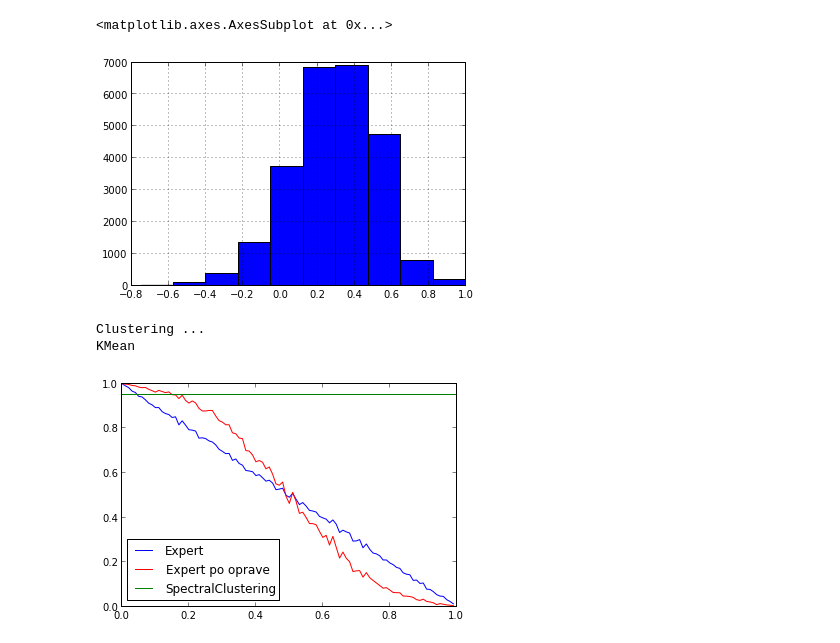
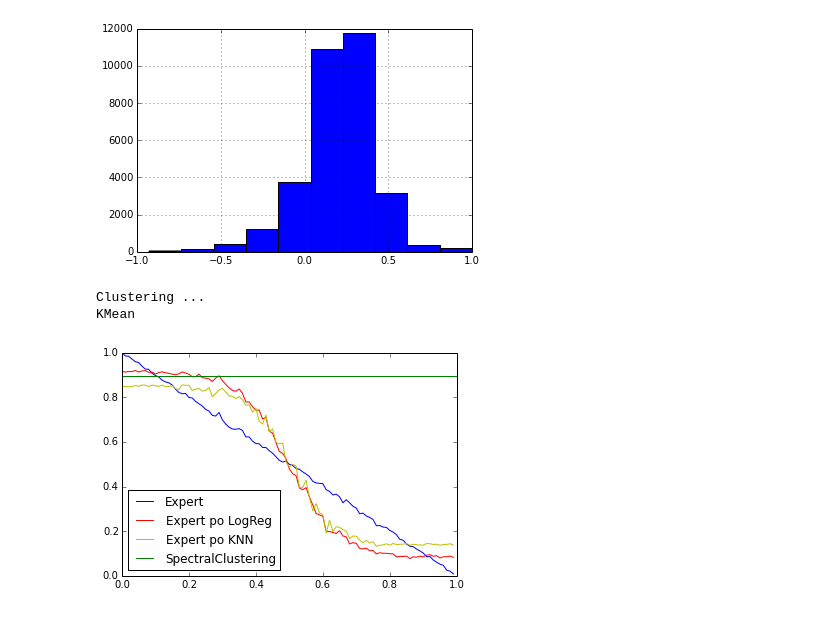
Before and after one commit to adaptive-learning/thrans, a Jupyter notebook: Koncepty/Correction - 2 problems - compare.ipynb, the cells around one changed output. Saved outputs shown, nothing was run; the diff lists cells and outputs as text; code cells hidden in the pictures.

```diff
--- a/Koncepty/Correction - 2 problems - compare.ipynb
+++ b/Koncepty/Correction - 2 problems - compare.ipynb
@@ -11,14 +11,15 @@ WARNING: pylab import has clobbered these variables: ['plt']
 # %%
-label_names = ["Grafar", "Ploty"]
+label_names = ["Kulicka", "Robotanik"]
 data1 = pd.io.parsers.read_csv("Data/{0}_user_time.csv".format(label_names[0]), index_col=0)
 data2 = pd.io.parsers.read_csv("Data/{0}_user_time.csv".format(label_names[1]), index_col=0)
 data = data1.join(data2, how="inner")
 
 corr = data.corr(method="spearman")
 corr.unstack().hist()
+knn = KNN.KNN()
+distances = knn.compute_distances(corr)
 # %% [output]
-<matplotlib.axes.AxesSubplot at 0x...>
-[figure, old version]
+[figure, new version]
 # %%
 def all_perms(elements):
     if len(elements) <=1:
@@ -90,11 +91,12 @@ solution = np.array([0] * data1.columns.size + [1] * data2.columns.size)
 pr,labels,SC = clusterSpearmanSC(corr, solution, clusterNumber = 2, KMiter = 50, kcut = corr.shape[0]/2, SCtype = 2, plot = True, mutual = False)
 
 plt.plot(points, values[0], "b-", label="Expert")
-plt.plot(points, values[1], "r-", label="Expert po oprave")
+plt.plot(points, values[1], "r-", label="Expert po LogReg")
+plt.plot(points, values[2], "y-", label="Expert po KNN")
 plt.plot([0,1], [pr,pr], "g-", label="SpectralClustering")
 plt.legend(loc=3)
-plt.savefig("2-problems/comp - {0} {1} {2}.png".format("-".join(label_names), class_type, reg))
+plt.savefig("2-problems/comp - {0} {1} {2}.png".format("-".join(label_names), reg, k))
 # %% [output]
 Clustering ...
 KMean
-[figure, old version]
+[figure, new version]
```
Also changed, not shown: parts of 4 cells of this notebook, 11 other files.
